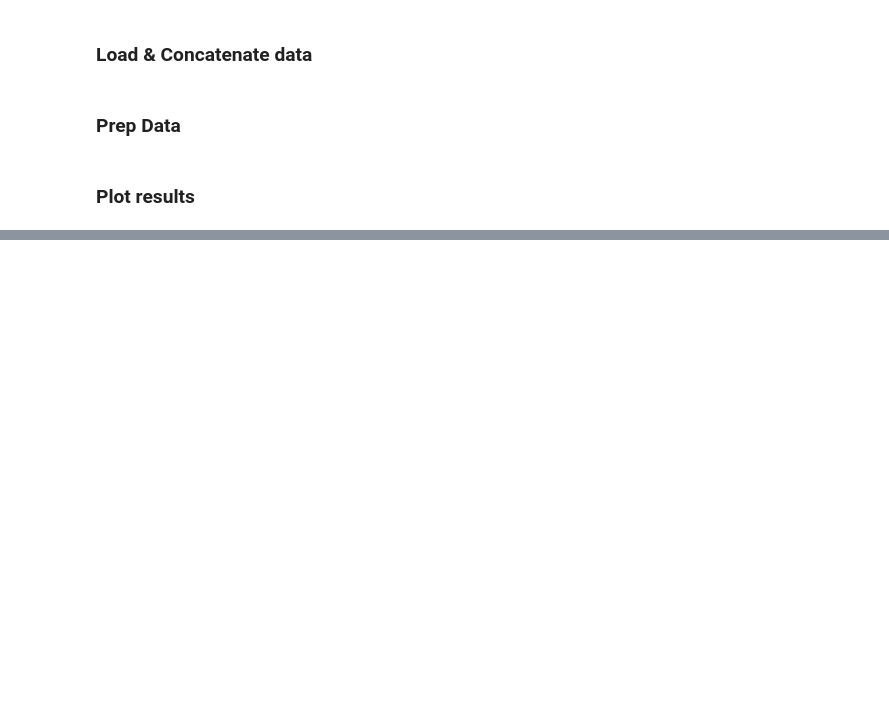
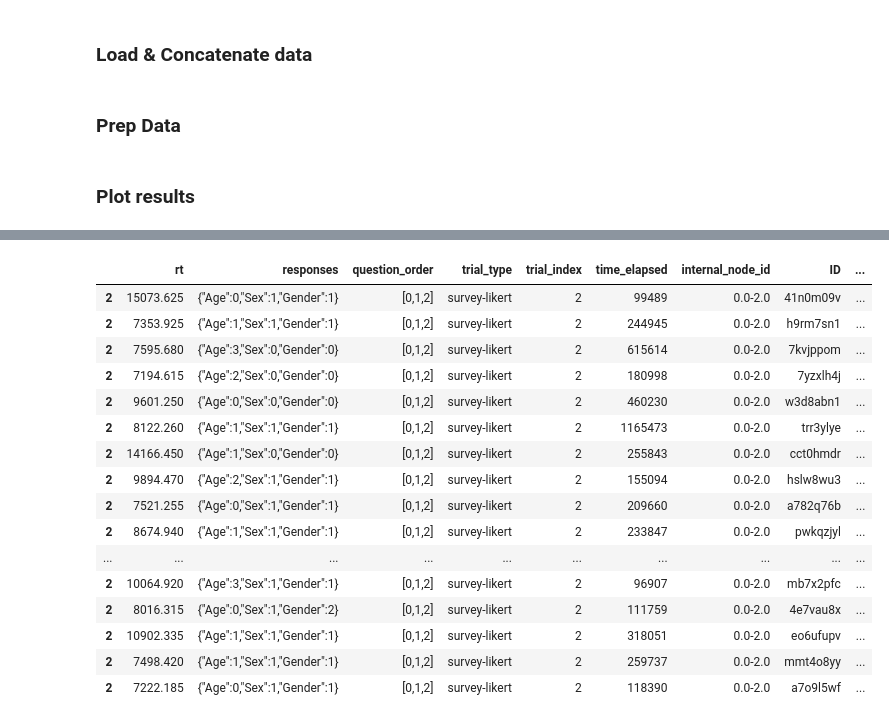
Before and after one commit to KirstensGitHub/predicting_attention, a Jupyter notebook: analysis/exp_8_analysis.ipynb, the cells around one changed output, grey strips where cells are left out. Saved outputs shown, nothing was run; the diff lists cells and outputs as text; code cells hidden in the pictures; blank space fills up the shorter version.

```diff
--- a/analysis/exp_8_analysis.ipynb
+++ b/analysis/exp_8_analysis.ipynb
@@ -98,0 +105,20 @@ plt.savefig('figures/figure_5.pdf', bbox_inches='tight')
+# %%
+full_data[full_data['responses'].str.contains('Gender')]
+# %% [output]
+|  | rt | responses | question_order | trial_type | trial_index | time_elapsed | internal_node_id | ID | ... |
+| 2 | 15073.625 | {"Age":0,"Sex":1,"Gender":1} | [0,1,2] | survey-likert | 2 | 99489 | 0.0-2.0 | 41n0m09v | ... |
+| 2 | 7353.925 | {"Age":1,"Sex":1,"Gender":1} | [0,1,2] | survey-likert | 2 | 244945 | 0.0-2.0 | h9rm7sn1 | ... |
+| 2 | 7595.680 | {"Age":3,"Sex":0,"Gender":0} | [0,1,2] | survey-likert | 2 | 615614 | 0.0-2.0 | 7kvjppom | ... |
+| 2 | 7194.615 | {"Age":2,"Sex":0,"Gender":0} | [0,1,2] | survey-likert | 2 | 180998 | 0.0-2.0 | 7yzxlh4j | ... |
+| 2 | 9601.250 | {"Age":0,"Sex":0,"Gender":0} | [0,1,2] | survey-likert | 2 | 460230 | 0.0-2.0 | w3d8abn1 | ... |
+| 2 | 8122.260 | {"Age":1,"Sex":1,"Gender":1} | [0,1,2] | survey-likert | 2 | 1165473 | 0.0-2.0 | trr3ylye | ... |
+| 2 | 14166.450 | {"Age":1,"Sex":0,"Gender":0} | [0,1,2] | survey-likert | 2 | 255843 | 0.0-2.0 | cct0hmdr | ... |
+| 2 | 9894.470 | {"Age":2,"Sex":1,"Gender":1} | [0,1,2] | survey-likert | 2 | 155094 | 0.0-2.0 | hslw8wu3 | ... |
+| 2 | 7521.255 | {"Age":0,"Sex":1,"Gender":1} | [0,1,2] | survey-likert | 2 | 209660 | 0.0-2.0 | a782q76b | ... |
+| 2 | 8674.940 | {"Age":1,"Sex":1,"Gender":1} | [0,1,2] | survey-likert | 2 | 233847 | 0.0-2.0 | pwkqzjyl | ... |
+| ... | ... | ... | ... | ... | ... | ... | ... | ... | ... |
+| 2 | 10064.920 | {"Age":3,"Sex":1,"Gender":1} | [0,1,2] | survey-likert | 2 | 96907 | 0.0-2.0 | mb7x2pfc | ... |
+| 2 | 8016.315 | {"Age":0,"Sex":1,"Gender":2} | [0,1,2] | survey-likert | 2 | 111759 | 0.0-2.0 | 4e7vau8x | ... |
+| 2 | 10902.335 | {"Age":1,"Sex":1,"Gender":1} | [0,1,2] | survey-likert | 2 | 318051 | 0.0-2.0 | eo6ufupv | ... |
+| 2 | 7498.420 | {"Age":1,"Sex":1,"Gender":1} | [0,1,2] | survey-likert | 2 | 259737 | 0.0-2.0 | mmt4o8yy | ... |
+| 2 | 7222.185 | {"Age":0,"Sex":1,"Gender":1} | [0,1,2] | survey-likert | 2 | 118390 | 0.0-2.0 | a7o9l5wf | ... |
```
Also changed, not shown: parts of 2 cells of this notebook.
